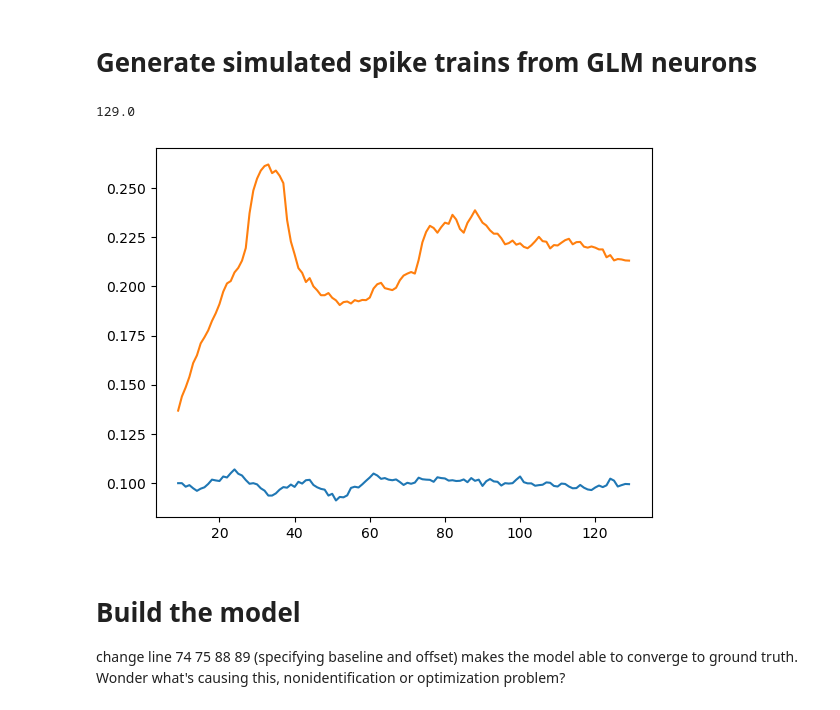
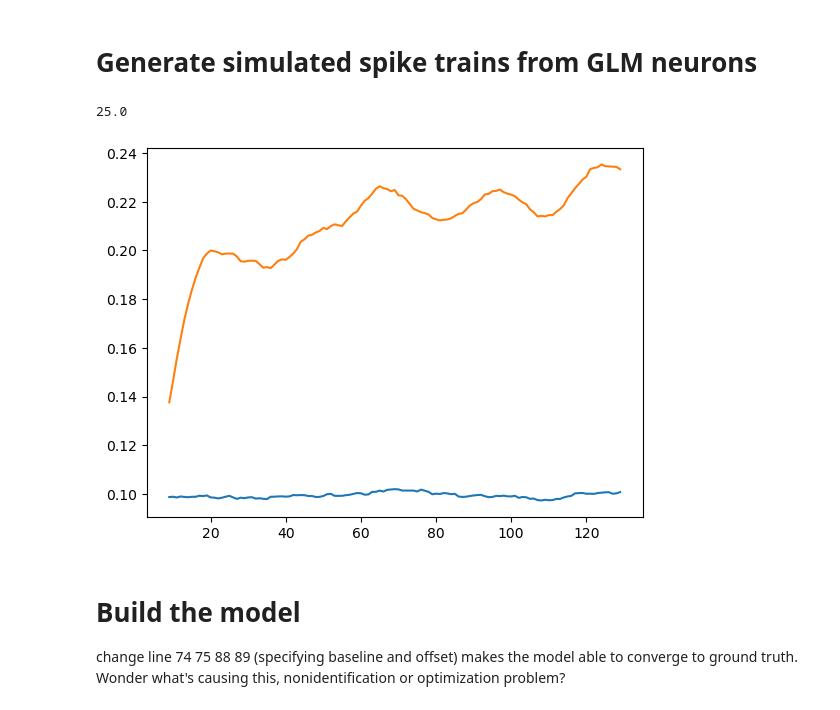
Before and after one commit to Qi-Xin/FC-GPFA, a Jupyter notebook: Decoder&Encoder.ipynb, the cells around one changed output. Cells and saved outputs as stored; diff of their text form; code cells hidden in the pictures.

```diff
--- a/Decoder&Encoder.ipynb
+++ b/Decoder&Encoder.ipynb
@@ -162,7 +165,7 @@ baseline_fr = 0.1
 MAX_FIRING_RATE = 10
 ntrial = 1000
 narea = 2
-nneuron_area = 1
+nneuron_area = 10
 npadding = 30
 nneuron = narea*nneuron_area
 nt_wo_padding = 100
@@ -192,9 +195,9 @@ for jarea in range(narea):
 
 ### Generate time-varying coupling strength coefficients
 nlatent = 1
-gt_latent_params = {'sigma2':0.25, 'nlatent':nlatent, 'offset':0.5, 'L':50}
+gt_latent_params = {'sigma2':0.25, 'nlatent':nlatent, 'offset':0.5, 'L':20}
 project_w = (np.random.uniform(low=-1, high=1, size=(narea, narea, nlatent)))
-project_w *= 1/np.sqrt(np.sum(project_w**2))
+project_w *= 2/np.sqrt(np.sum(project_w**2))
 K_gt = get_K(nt=nt, L=gt_latent_params['L'], sigma2=gt_latent_params['sigma2'])
 latents = np.random.multivariate_normal(np.zeros(nt), K_gt, (ntrial, nlatent))
 time_varying_coef = np.einsum('ijl, mlt -> ijmt', project_w, latents) + gt_latent_params['offset']
@@ -213,35 +216,35 @@ for itrial in range(ntrial):
     spikes_single_trial = np.zeros((nt, nneuron, 1))
     log_firing_rate = copy.copy(baseline_mat[:,:,np.newaxis])
     spikes_single_trial[0,:,0] = np.random.poisson(np.exp(log_firing_rate[0,:,0]))
 
     for t in range(1, nt):
         nhistories = min(t, max_histories)
         temp_log_firing_rate = (coupling_mat[-nhistories:, :, :] \
             * np.kron(time_varying_coef[:,:,itrial,t][np.newaxis,:,:], np.ones((nneuron_area, nneuron_area))) \
                 * spikes_single_trial[(t-nhistories):(t), :, :]).sum(axis=(0, 1))
         log_firing_rate[t,:,0] += temp_log_firing_rate
         log_firing_rate[t,:,0] = np.minimum(log_firing_rate[t,:,0], MAX_FIRING_RATE)
         spikes_single_trial[t,:,0] = np.random.poisson(np.exp(log_firing_rate[t,:,0]))
         # spikes_single_trial[t,:,0] = np.exp(log_firing_rate[t,:,0])
 
     log_firing_rate = log_firing_rate.squeeze()
     spikes_single_trial = spikes_single_trial.squeeze()
     spikes[itrial, :, :] = spikes_single_trial.T
     log_firing_rate_rcd[itrial, :, :] = log_firing_rate.T
 
 print(spikes.max())
 
 spikes_full = spikes
 spikes = [spikes_full[:,iarea*nneuron_area:(iarea+1)*nneuron_area,:] for iarea in range(narea)]
 
 import pandas as pd
 window_size = 10
 for i in range(narea):
     smoothed_spikes = pd.Series(spikes[i].mean(axis=(0,1))).rolling(window=window_size).mean()
     plt.plot(smoothed_spikes)
 # %% [output]
-129.0
+25.0
-[figure, old version]
+[figure, new version]
 # %% [markdown]
 # Build the model
 
```
Also changed, not shown: parts of 8 cells of this notebook, 1 other file.
